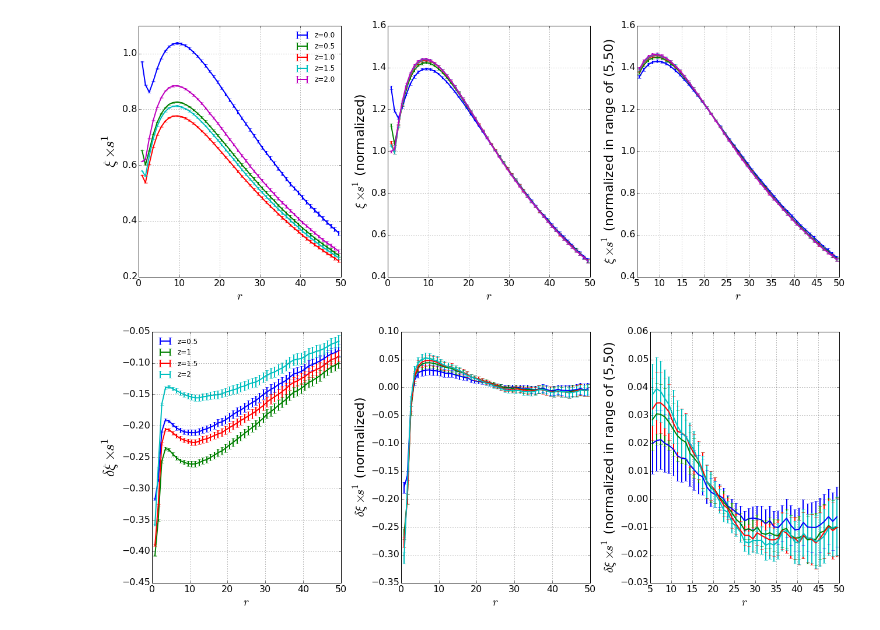
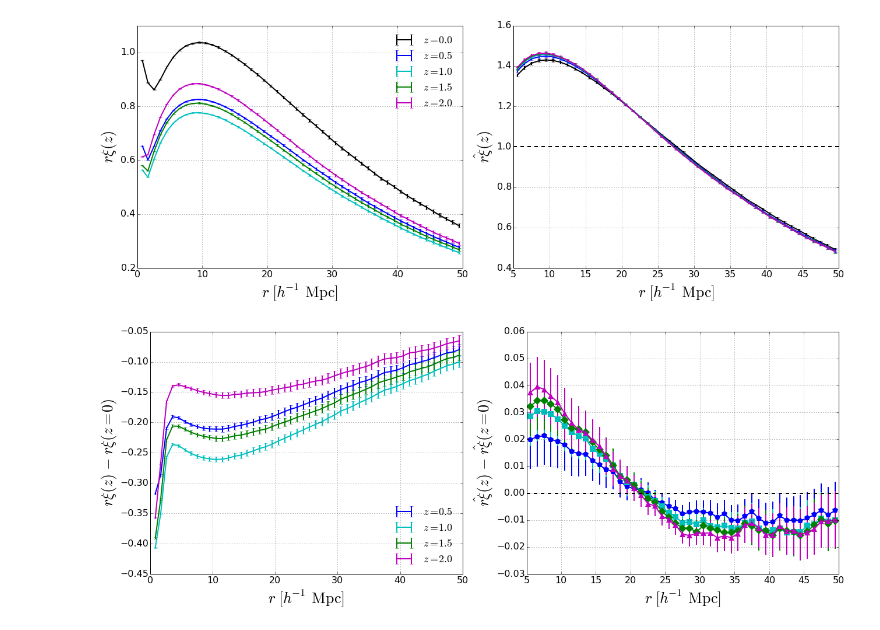
Before and after one commit to xiaodongli1986/LSS_xis, a Jupyter notebook: src/00diffz.ipynb, the cells around one changed output. Drawn from its saved outputs; the diff is of its cells as text; code cells hidden in the pictures.

```diff
--- a/src/00diffz.ipynb
+++ b/src/00diffz.ipynb
@@ -25,5 +25,7 @@ def get_avg_array(arraylists, furtherdivfac = 1.0):
             avgarray[i] += arraylists[iarray][i]
         avgarray[i] /= divfac
     return avgarray
+PCA2 = PLOT_COLOR_ARRAY_2 = ['k','b','c','g','m','r']
+markersize=10
 # %% [output]
 Populating the interactive namespace from numpy and matplotlib
@@ -31,10 +35,10 @@ Populating the interactive namespace from numpy and matplotlib
 #for delta_imock in [0,1,2,3,4]:
 if True:
     figa = plt.figure(figsize=(18,7))
-    ax1a, ax2a, ax3a = figa.add_subplot(131), figa.add_subplot(132), figa.add_subplot(133)
+    ax1a, ax2a = figa.add_subplot(121), figa.add_subplot(122)
 
     figb = plt.figure(figsize=(18,7))
-    ax1b, ax2b, ax3b = figb.add_subplot(131), figb.add_subplot(132), figb.add_subplot(133)
+    ax1b, ax2b = figb.add_subplot(121), figb.add_subplot(122)
 
     iz = 0
     for nowzstr in ['0', '0.5', '1', '1.5', '2']:
@@ -90,53 +94,58 @@ if True:
                 Delta_Y2s = [get_diffarray(Y2refs[row-delta_imock],Y2s[row]) for row in range(len(Y2s))]
                 Delta_Y3s = [get_diffarray(Y3refs[row-delta_imock],Y3s[row]) for row in range(len(Y3s))]
 
                 nowcovmat_Delta_Y1 = get_covmat(transpose(Delta_Y1s))
                 nowcovmat_Delta_Y2 = get_covmat(transpose(Delta_Y2s))
                 nowcovmat_Delta_Y3 = get_covmat(transpose(Delta_Y3s))
                 Delta_Yer1 = [(nowcovmat_Delta_Y1[ii][ii])**0.5  for ii in range(len(nowcovmat_Delta_Y1))]
                 Delta_Yer2 = [(nowcovmat_Delta_Y2[ii][ii])**0.5  for ii in range(len(nowcovmat_Delta_Y2))]
                 Delta_Yer3 = [(nowcovmat_Delta_Y3[ii][ii])**0.5  for ii in range(len(nowcovmat_Delta_Y3))]
                 if use_whole_snapshot_erbar:
                     ernormfact = 1.0/(num_mock+0.0-1)**0.5
                     Delta_Yer1 = [xx*ernormfact  for xx in Delta_Yer1]
                     Delta_Yer2 = [xx*ernormfact  for xx in Delta_Yer2]
                     Delta_Yer3 = [xx*ernormfact  for xx in Delta_Yer3]
 
-            ax1a.errorbar(Rmid, Y1, Yer1, label = 'z=%.1f'%float(nowzstr), lw=2)
-            ax1a.set_ylabel('$\\xi \\times s^{'+str(sfact)+'}$', fontsize=26)
-
-            ax2a.errorbar(Rmid, Y2, Yer2, label = 'z='+nowzstr, lw=2)
-            ax2a.set_ylabel('$\\xi \\times s^{'+str(sfact)+'}$ (normalized)', fontsize=22)
-
-            ax3a.errorbar(X3,   Y3, Yer3, label = 'z='+nowzstr, lw=2)
-            ax3a.set_ylabel('$\\xi \\times s^{'+str(sfact)+'}$ (normalized in range of ('+str(i1-1)+','+str(i2)+')', fontsize=22)
+            ax1a.errorbar(Rmid, Y1, Yer1, label = '$z=%.1f'%float(nowzstr)+'$',
+                          marker=MA[iz], markersize=0, #markeredgewidth=0,
+                          c=PCA2[iz], lw=2)
+            ax2a.errorbar(X3,   Y3, Yer3, label = '$z=%.1f'%float(nowzstr)+'$',
+                          marker=MA[iz], markersize=0, #markeredgewidth=0,
+                          c=PCA2[iz], lw=2)
+            ax1a.set_ylabel('$r \\xi (z) $', fontsize=26)
+            ax2a.set_ylabel('$\\hat {r \\xi} (z) $', fontsize=26)
 
             if iz != 0:
-                ax1b.errorbar(Rmid, Delta_Y1, Delta_Yer1, label = 'z='+nowzstr, lw=2)
-                ax1b.set_ylabel('$\delta \\xi \\times s^{'+str(sfact)+'}$', fontsize=26)
+                ax1b.errorbar(Rmid, Delta_Y1, Delta_Yer1,  label = '$z=%.1f'%float(nowzstr)+'$',
+                              marker=MA[iz], markersize=0, #markeredgewidth=0,
+                              c=PCA2[iz], lw=2)
+                ax2b.errorbar(X3,   Delta_Y3, Delta_Yer3,  label = '$z=%.1f'%float(nowzstr)+'$',
+                              marker=MA[iz], markersize=10, markeredgewidth=0,
+                              c=PCA2[iz], lw=2)
 
-                ax2b.errorbar(Rmid, Delta_Y2, Delta_Yer2, label = 'z='+nowzstr, lw=2)
-                ax2b.set_ylabel('$\\delta \\xi \\times s^{'+str(sfact)+'}$ (normalized)', fontsize=22)
-
-                ax3b.errorbar(X3,   Delta_Y3, Delta_Yer3, label = 'z='+nowzstr, lw=2)
-                ax3b.set_ylabel('$\\delta \\xi \\times s^{'+str(sfact)+'}$ (normalized in range of ('+str(i1-1)+','+str(i2)+')', fontsize=22)
+                ax1b.set_ylabel('$r \\xi (z) \\ - \\ r \\xi (z=0)$', fontsize=26)
+                ax2b.set_ylabel('$\\hat{r \\xi} (z) \\ - \\ \\hat{r \\xi} (z=0)$', fontsize=26)
 
             iz += 1
-    for ax in [ax1a,ax2a,ax3a, ax1b,ax2b,ax3b]:
+    for ax in [ax1a,ax2a, ax1b,ax2b]:
             ax.grid()
-            ax.set_xlabel('$r$', fontsize=20)
+            ax.set_xlabel('$r\\ [h^{-1}\\rm\\ Mpc ]$', fontsize=26)
+    ax2a.plot([i1-1,i2],[1,1], ls='--',lw=2,c='k')
+    ax2b.plot([i1-1,i2],[0,0], ls='--',lw=2,c='k')
     if logY:
         for ax in [ax1a,ax2a,ax3a]:
             ax.set_yscale("log")
-    ax1a.legend(loc='best',frameon=False)
-    ax1b.legend(loc='best',frameon=False)
+    ax1a.legend(loc='best',frameon=False, fontsize=18)
+    ax1b.legend(loc='best',frameon=False, fontsize=18)
 
     figa.tight_layout()
     figb.tight_layout()
     if savefig:
-        figa.savefig('DiffzAll_sfact'+str(sfact)+'.eps', format='eps')
-        figb.savefig('DiffzAll_sfact'+str(sfact)+'_delta.eps', format='eps')
+        figa.savefig('fig2_a.eps', format='eps')
+        figb.savefig('fig2_b.eps', format='eps')
+        #figa.savefig('DiffzAll_sfact'+str(sfact)+'.eps', format='eps')
+        #figb.savefig('DiffzAll_sfact'+str(sfact)+'_delta.eps', format='eps')
     plt.show()
 # %% [output]
-[figure, old version]
+[figure, new version]
-[figure, old version]
+[figure, new version]
```
Also changed, not shown: parts of 1 cell of this notebook, 7 other files.
